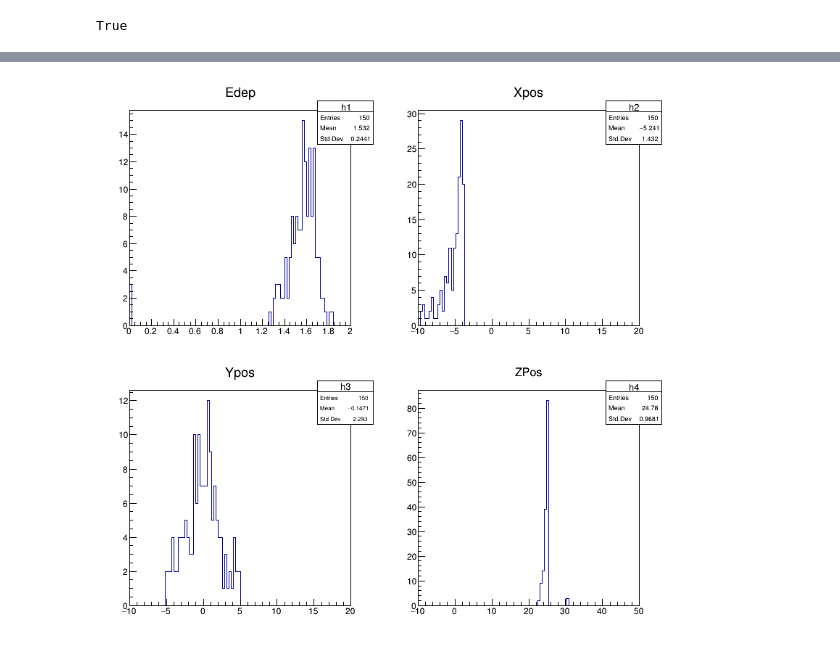
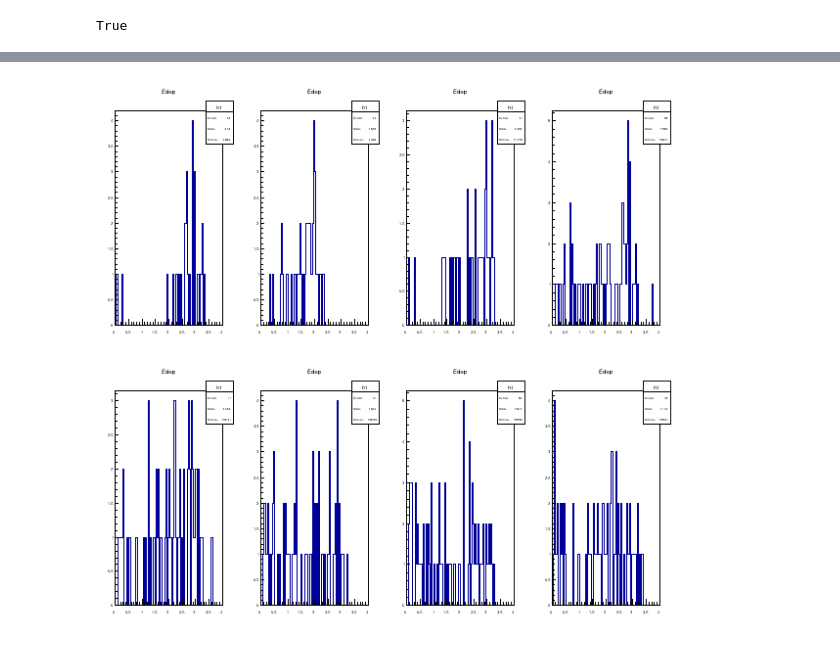
Before and after one commit to brash99/Rutherford, a Jupyter notebook: analysis/Analyse_Generator.ipynb, the cells around one changed output, grey strips where cells are left out. Drawn from its saved outputs; the diff is of its cells as text; code cells hidden in the pictures.

```diff
--- a/analysis/Analyse_Generator.ipynb
+++ b/analysis/Analyse_Generator.ipynb
@@ -37,11 +8,0 @@ TFile**         ../output.root  myFile
-# %%
-fName = "../output.root"
-tName = "tree"
-
-f = root.TFile(fName)
-myTree = f.Get(tName)
-
-myTree.Print()
-
-root.EnableImplicitMT()
-d = root.RDataFrame(tName,fName)
@@ -91,22 +29,54 @@ fdft = fdf.Filter("trigger==true")
 # %%
-# Canvas 1
-hEdep = fdft.Histo1D(("h1", "Edep", 100, 0.0, 2.0),'energyDep')
-hXpos = fdft.Histo1D(("h2", "Xpos", 100, -10.0, 20.0),'positionX')
-hYpos = fdft.Histo1D(("h3", "Ypos", 100, -10.0, 20.0),'positionY')
-hZpos = fdft.Histo1D(("h4", "ZPos", 100, -10.0, 50.0),'positionZ')
+thickness = [1,4,8,12,15,22,30,52]
 
-c1 = root.TCanvas("c1","c1",800,800)
-c1.Divide(2,2,0.01,0.01,0)
+c1 = root.TCanvas("c1","c1",600,600)
+c1.Divide(4,2,0.01,0.01,0)
 
-c1.cd(1)
-hEdep.Draw()
-c1.cd(2)
-hXpos.Draw()
-c1.cd(3)
-hYpos.Draw()
-c1.cd(4)
-hZpos.Draw()
+hEdep = []
+counts = []
+
+for i in range(len(thickness)):
+
+    fName = "../output_geiger_" + str(thickness[i]) + "foils.root"
+    tName = "tree"
+
+    f = root.TFile(fName)
+    myTree = f.Get(tName)
+
+    entries = myTree.GetEntriesFast()
+
+    myTree.Show(1)
+    myTree.Print()
+
+    root.EnableImplicitMT()
+    d = root.RDataFrame(tName,fName)
+
+    fdf = d.Define("trigger", "getTrigger(energyDep, positionX, positionY, positionZ)")
+
+    triggers = fdf.Filter("trigger==true").Count()
+    print('{} entries passed trigger'.format(triggers.GetValue()))
+
+    counts.append(triggers.GetValue())
+
+    fdft = fdf.Filter("trigger==true")
+
+    # Canvas 1
+    hEdep.append(fdft.Histo1D(("h1", "Edep", 100, 0.0, 4.0),'energyDep'))
+    #hXpos = fdft.Histo1D(("h2", "Xpos", 100, -10.0, 20.0),'positionX')
+    #hYpos = fdft.Histo1D(("h3", "Ypos", 100, -10.0, 20.0),'positionY')
+    #hZpos = fdft.Histo1D(("h4", "ZPos", 100, -10.0, 50.0),'positionZ')
+
+    c1.cd(i+1)
+    hEdep[i].Draw()
+    #c1.cd(2)
+    #hXpos.Draw()
+    #c1.cd(3)
+    #hYpos.Draw()
+    #c1.cd(4)
+    #hZpos.Draw()
+
+    c1.Update()
+    #c1.Print("basic_plots.pdf");
 
 c1.Draw()
-c1.Print("basic_plots.pdf");
 # %% [output]
@@ -114 +100 @@ Info in <TCanvas::Print>: pdf file basic_plots.pdf has been created
-[figure, old version]
+[figure, new version]
```
Also changed, not shown: parts of 6 cells of this notebook, 5 other files.
